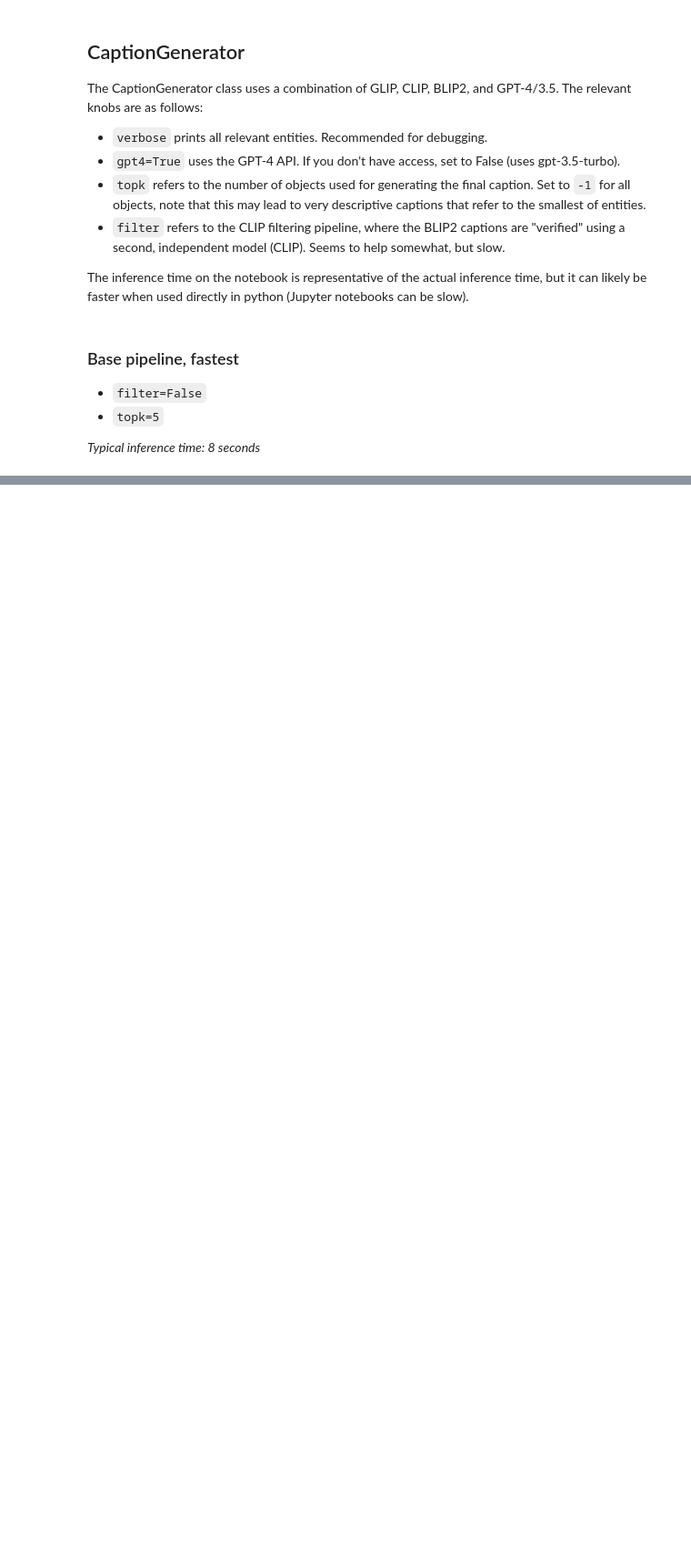
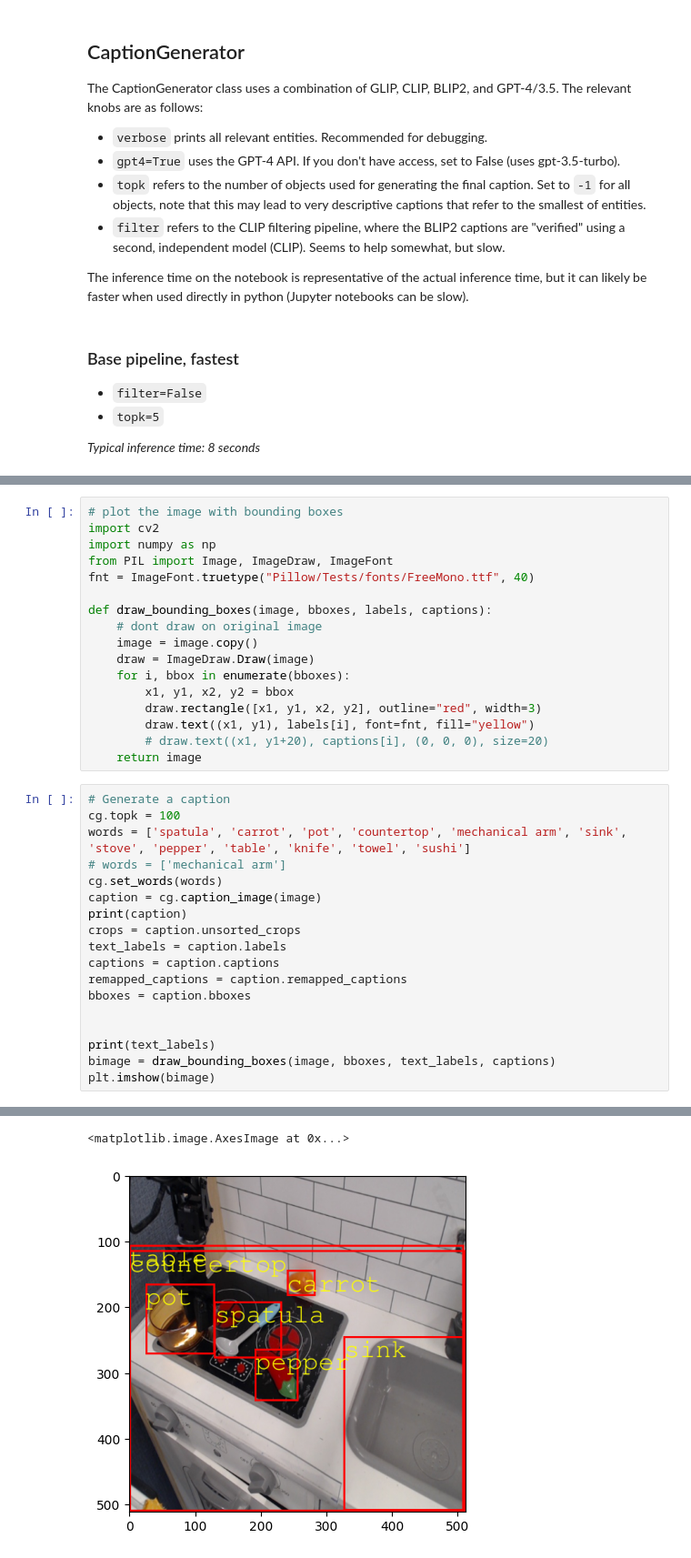
Before and after one commit to robodhruv/autocaptioning-modelception, a Jupyter notebook: playground.ipynb, the cells around one changed output, grey strips where cells are left out. Shown at 91% size. Cells and saved outputs as stored; diff of their text form; blank space fills up the shorter version.

```diff
--- a/playground.ipynb
+++ b/playground.ipynb
@@ -105,0 +150,36 @@ A kitchen and living room with a large window, featuring a white countertop with
+# %%
+# plot the image with bounding boxes
+import cv2
+import numpy as np
+from PIL import Image, ImageDraw, ImageFont
+fnt = ImageFont.truetype("Pillow/Tests/fonts/FreeMono.ttf", 40)
+
+def draw_bounding_boxes(image, bboxes, labels, captions):
+    # dont draw on original image
+    image = image.copy()
+    draw = ImageDraw.Draw(image)
+    for i, bbox in enumerate(bboxes):
+        x1, y1, x2, y2 = bbox
+        draw.rectangle([x1, y1, x2, y2], outline="red", width=3)
+        draw.text((x1, y1), labels[i], font=fnt, fill="yellow")
+        # draw.text((x1, y1+20), captions[i], (0, 0, 0), size=20)
+    return image
+# %%
+# Generate a caption
+cg.topk = 100
+words = ['spatula', 'carrot', 'pot', 'countertop', 'mechanical arm', 'sink', 'stove', 'pepper', 'table', 'knife', 'towel', 'sushi']
+# words = ['mechanical arm']
+cg.set_words(words)
+caption = cg.caption_image(image)
+print(caption)
+crops = caption.unsorted_crops
+text_labels = caption.labels
+captions = caption.captions
+remapped_captions = caption.remapped_captions
+bboxes = caption.bboxes
+
+
+print(text_labels)
+bimage = draw_bounding_boxes(image, bboxes, text_labels, captions)
+plt.imshow(bimage)
+# %% [output]
@@ -105,0 +198,2 @@ A kitchen and living room with a large window, featuring a white countertop with
+<matplotlib.image.AxesImage at 0x...>
+[figure, added]
```
Also changed, not shown: parts of 22 cells of this notebook, 3 other files.
